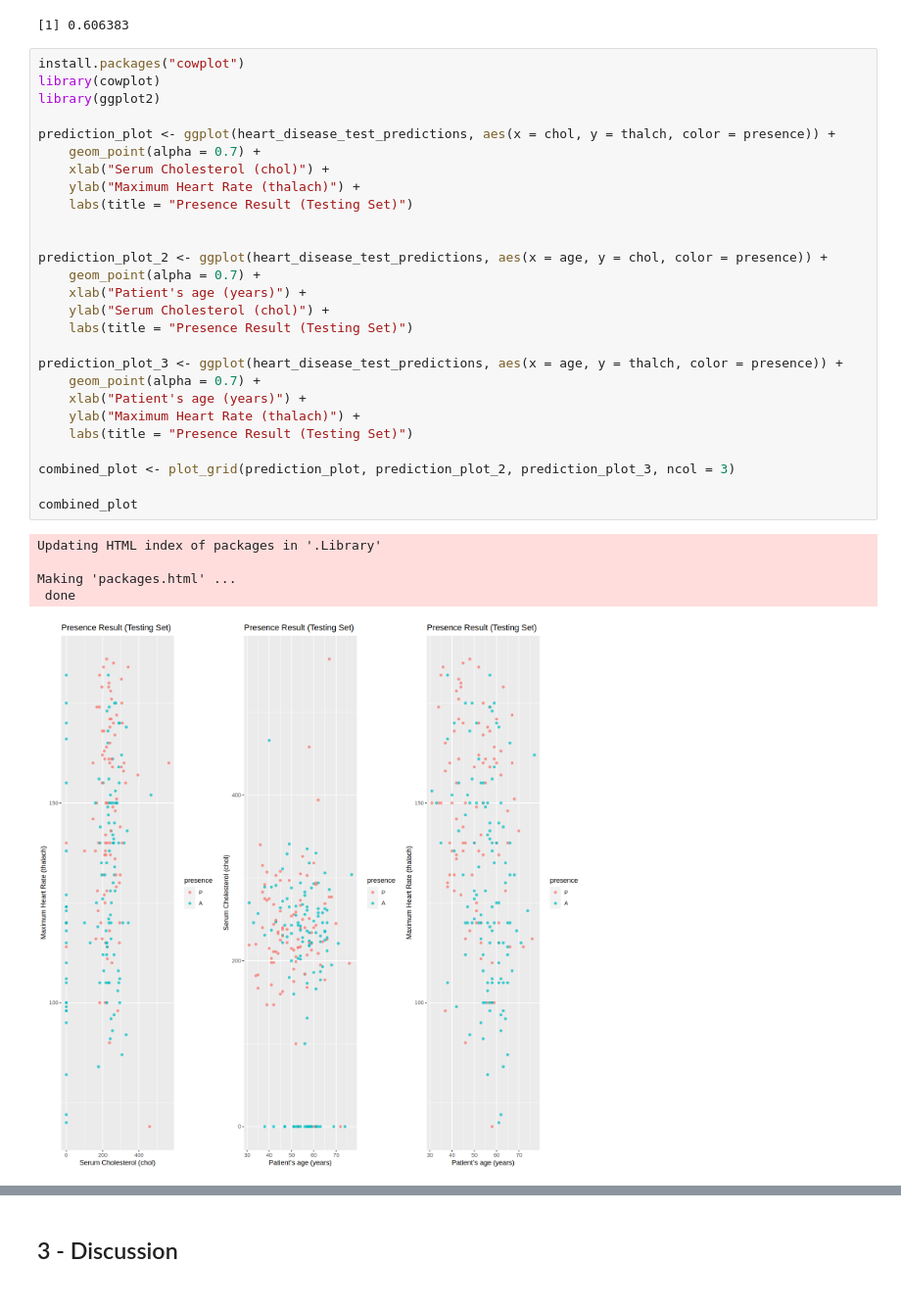
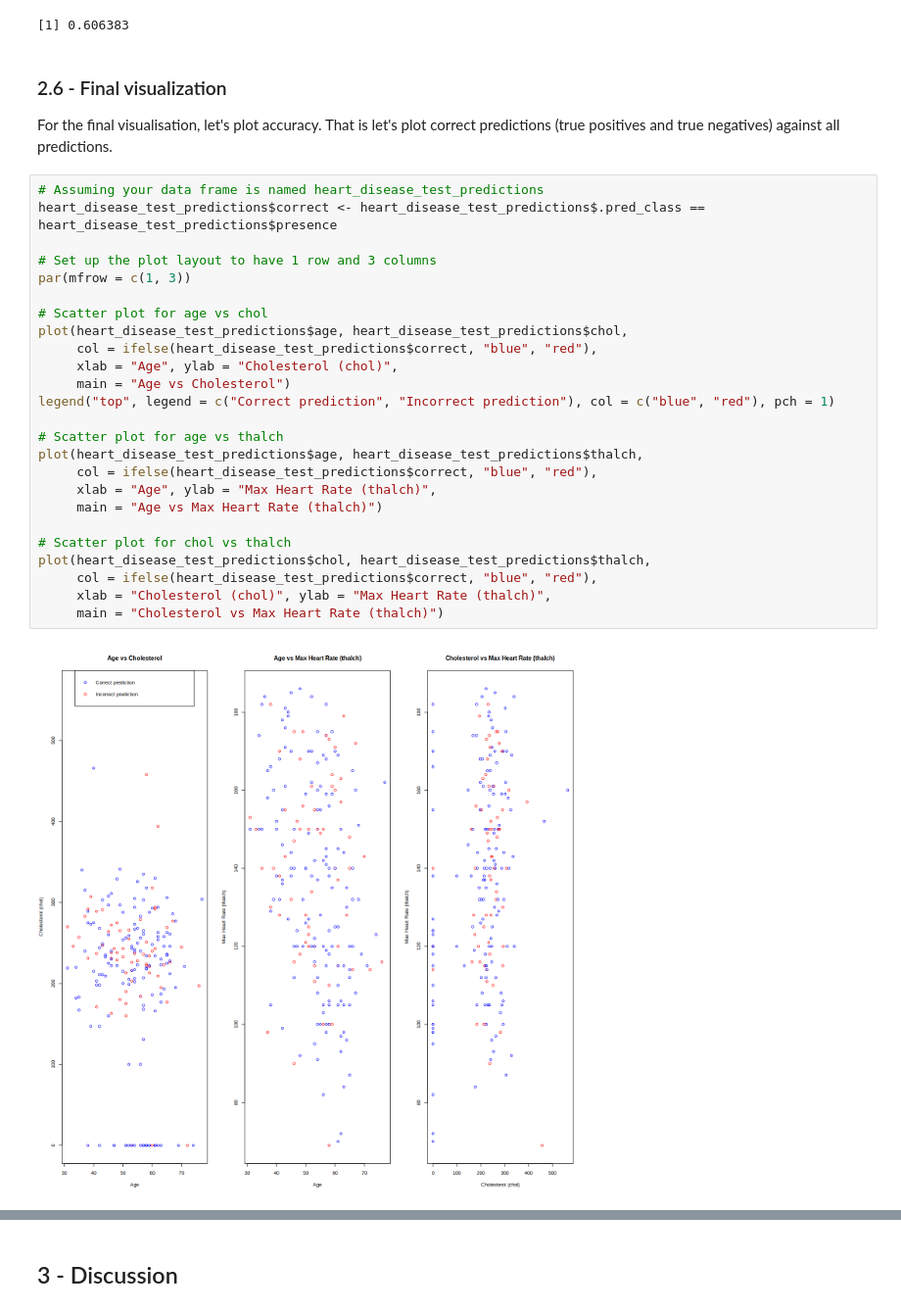
Before and after one commit to MAmouzouvi/Heart-disease-predictor, a Jupyter notebook: project_report.ipynb, the cells around one changed output, grey strips where cells are left out. Shown at 98% size. Drawn from its saved outputs; the diff is of its cells as text.

Commit message:
Final plot updated

```diff
--- a/project_report.ipynb
+++ b/project_report.ipynb
@@ -523,36 +523,34 @@ recall
 [1] 0.6952381
 [1] 0.6785714
 [1] 0.606383
+# %% [markdown]
+### 2.6 - Final visualization
+
+For the final visualisation, let's plot accuracy. That is let's plot correct predictions (true positives and true negatives) against all predictions.
 # %%
-install.packages("cowplot")
-library(cowplot)
-library(ggplot2)
+# Assuming your data frame is named heart_disease_test_predictions
+heart_disease_test_predictions$correct <- heart_disease_test_predictions$.pred_class == heart_disease_test_predictions$presence
 
-prediction_plot <- ggplot(heart_disease_test_predictions, aes(x = chol, y = thalch, color = presence)) +
-    geom_point(alpha = 0.7) +
-    xlab("Serum Cholesterol (chol)") +
-    ylab("Maximum Heart Rate (thalach)") +
-    labs(title = "Presence Result (Testing Set)")
+# Set up the plot layout to have 1 row and 3 columns
+par(mfrow = c(1, 3))
 
+# Scatter plot for age vs chol
+plot(heart_disease_test_predictions$age, heart_disease_test_predictions$chol,
+     col = ifelse(heart_disease_test_predictions$correct, "blue", "red"),
+     xlab = "Age", ylab = "Cholesterol (chol)",
+     main = "Age vs Cholesterol")
+legend("top", legend = c("Correct prediction", "Incorrect prediction"), col = c("blue", "red"), pch = 1)
 
-prediction_plot_2 <- ggplot(heart_disease_test_predictions, aes(x = age, y = chol, color = presence)) +
-    geom_point(alpha = 0.7) +
-    xlab("Patient's age (years)") +
-    ylab("Serum Cholesterol (chol)") +
-    labs(title = "Presence Result (Testing Set)")
+# Scatter plot for age vs thalch
+plot(heart_disease_test_predictions$age, heart_disease_test_predictions$thalch,
+     col = ifelse(heart_disease_test_predictions$correct, "blue", "red"),
+     xlab = "Age", ylab = "Max Heart Rate (thalch)",
+     main = "Age vs Max Heart Rate (thalch)")
 
-prediction_plot_3 <- ggplot(heart_disease_test_predictions, aes(x = age, y = thalch, color = presence)) +
-    geom_point(alpha = 0.7) +
-    xlab("Patient's age (years)") +
-    ylab("Maximum Heart Rate (thalach)") +
-    labs(title = "Presence Result (Testing Set)")
-
-combined_plot <- plot_grid(prediction_plot, prediction_plot_2, prediction_plot_3, ncol = 3)
-
-combined_plot
+# Scatter plot for chol vs thalch
+plot(heart_disease_test_predictions$chol, heart_disease_test_predictions$thalch,
+     col = ifelse(heart_disease_test_predictions$correct, "blue", "red"),
+     xlab = "Cholesterol (chol)", ylab = "Max Heart Rate (thalch)",
+     main = "Cholesterol vs Max Heart Rate (thalch)")
 # %% [output]
-Updating HTML index of packages in '.Library'
-
-Making 'packages.html' ...
- done
-[figure, old version]
+[figure, new version]
```
Also changed, not shown: parts of 2 cells of this notebook.
